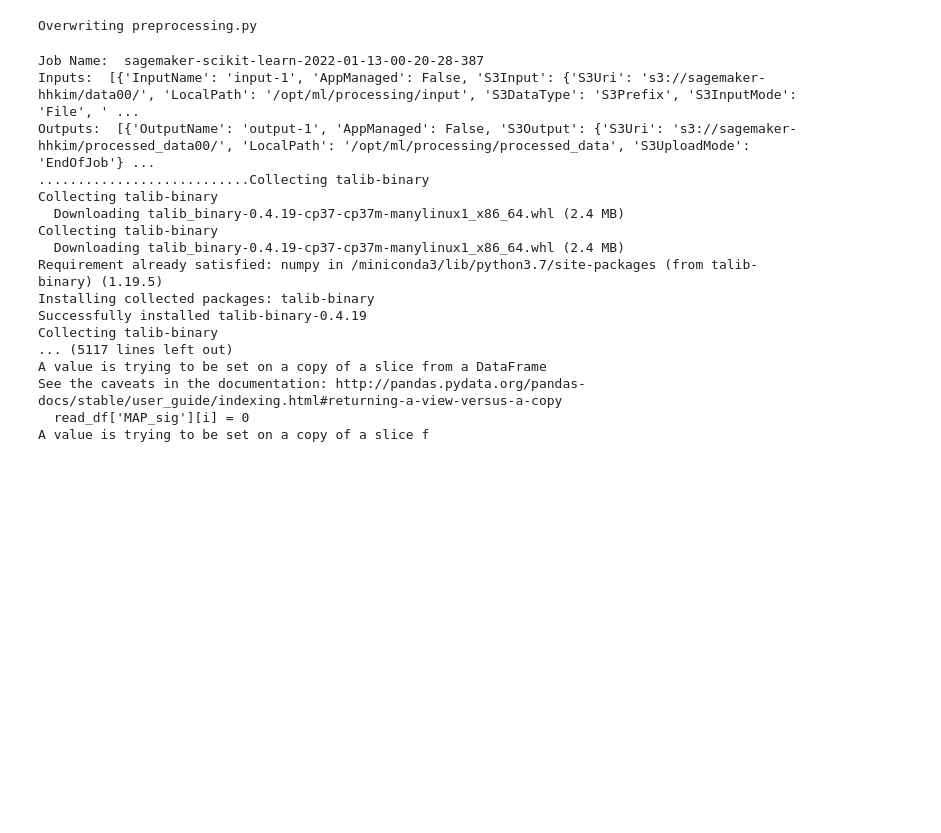
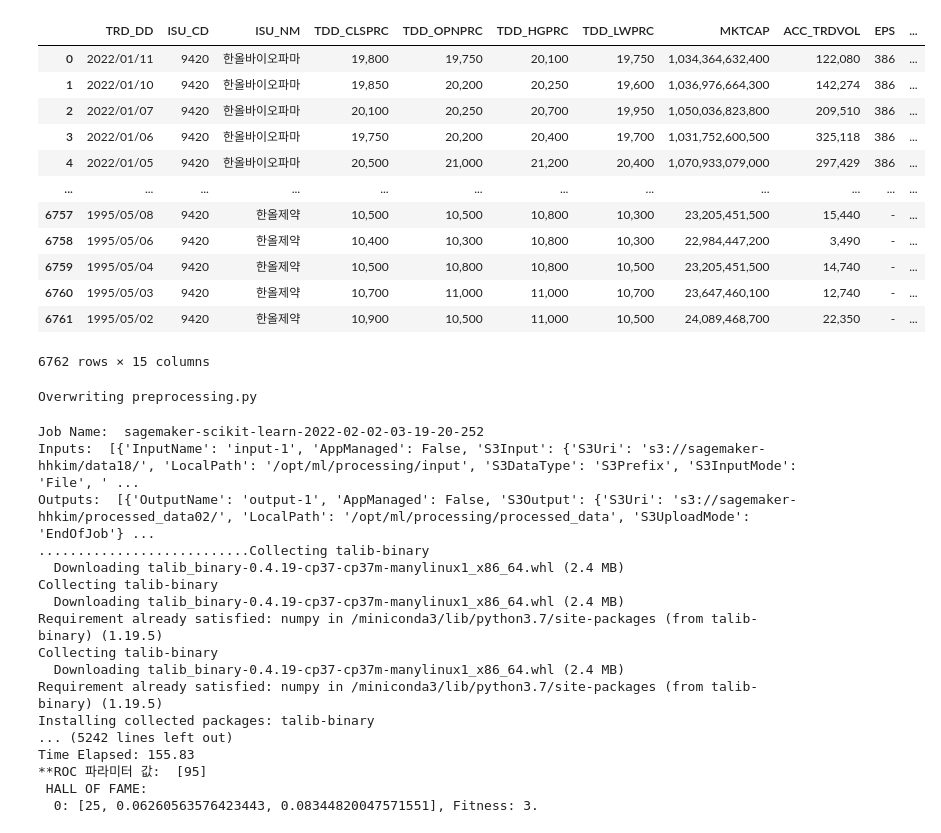
Before and after one commit to baeksumin/k-project, a Jupyter notebook: data_preprocessing/AWS_preprocessing.ipynb, the cells around one changed output. Drawn from its saved outputs; the diff is of its cells as text; code cells hidden in the pictures; blank space fills up the shorter version.

```diff
--- a/data_preprocessing/AWS_preprocessing.ipynb
+++ b/data_preprocessing/AWS_preprocessing.ipynb
@@ -5,6 +5,25 @@ import pandas as pd
 from sagemaker import get_execution_role
 from sagemaker.sklearn.processing import SKLearnProcessor
 from sagemaker.processing import ProcessingInput, ProcessingOutput
+# %%
+#전처리 전 한종목(KR7009420001, 한올제약) 데이터 확인
+data = "s3://sagemaker-hhkim/data18/KR7009420001.csv".format(region)
+data = pd.read_csv(data)
+data
+# %% [output]
+|  | TRD_DD | ISU_CD | ISU_NM | TDD_CLSPRC | TDD_OPNPRC | TDD_HGPRC | TDD_LWPRC | MKTCAP | ACC_TRDVOL | EPS | ... |
+| 0 | 2022/01/11 | 9420 | 한올바이오파마 | 19,800 | 19,750 | 20,100 | 19,750 | 1,034,364,632,400 | 122,080 | 386 | ... |
+| 1 | 2022/01/10 | 9420 | 한올바이오파마 | 19,850 | 20,200 | 20,250 | 19,600 | 1,036,976,664,300 | 142,274 | 386 | ... |
+| 2 | 2022/01/07 | 9420 | 한올바이오파마 | 20,100 | 20,250 | 20,700 | 19,950 | 1,050,036,823,800 | 209,510 | 386 | ... |
+| 3 | 2022/01/06 | 9420 | 한올바이오파마 | 19,750 | 20,200 | 20,400 | 19,700 | 1,031,752,600,500 | 325,118 | 386 | ... |
+| 4 | 2022/01/05 | 9420 | 한올바이오파마 | 20,500 | 21,000 | 21,200 | 20,400 | 1,070,933,079,000 | 297,429 | 386 | ... |
+| ... | ... | ... | ... | ... | ... | ... | ... | ... | ... | ... | ... |
+| 6757 | 1995/05/08 | 9420 | 한올제약 | 10,500 | 10,500 | 10,800 | 10,300 | 23,205,451,500 | 15,440 | - | ... |
+| 6758 | 1995/05/06 | 9420 | 한올제약 | 10,400 | 10,300 | 10,800 | 10,300 | 22,984,447,200 | 3,490 | - | ... |
+| 6759 | 1995/05/04 | 9420 | 한올제약 | 10,500 | 10,800 | 10,800 | 10,500 | 23,205,451,500 | 14,740 | - | ... |
+| 6760 | 1995/05/03 | 9420 | 한올제약 | 10,700 | 11,000 | 11,000 | 10,700 | 23,647,460,100 | 12,740 | - | ... |
+| 6761 | 1995/05/02 | 9420 | 한올제약 | 10,900 | 10,500 | 11,000 | 10,500 | 24,089,468,700 | 22,350 | - | ... |
+6762 rows × 15 columns
 # %%
 region = boto3.session.Session().region_name
 role = get_execution_role()
@@ -1338,31 +1380,31 @@ Overwriting preprocessing.py
 # %%
 sklearn_processor.run(
     code="preprocessing.py",
-    inputs=[ProcessingInput(source='s3://sagemaker-hhkim/data00/',
+    inputs=[ProcessingInput(source='s3://sagemaker-hhkim/data18/',
                              s3_data_distribution_type='ShardedByS3Key',
                             destination="/opt/ml/processing/input")],
 
     outputs=[
         ProcessingOutput(source='/opt/ml/processing/processed_data',
-                         destination = 's3://sagemaker-hhkim/processed_data00/')
+                         destination = 's3://sagemaker-hhkim/processed_data02/')
         #ProcessingOutput(output_name="test_data", source="/opt/ml/processing/test"),
     ]
 )
 # %% [output]
-Job Name:  sagemaker-scikit-learn-2022-01-13-00-20-28-387
-Inputs:  [{'InputName': 'input-1', 'AppManaged': False, 'S3Input': {'S3Uri': 's3://sagemaker-hhkim/data00/', 'LocalPath': '/opt/ml/processing/input', 'S3DataType': 'S3Prefix', 'S3InputMode': 'File', ' ...
-Outputs:  [{'OutputName': 'output-1', 'AppManaged': False, 'S3Output': {'S3Uri': 's3://sagemaker-hhkim/processed_data00/', 'LocalPath': '/opt/ml/processing/processed_data', 'S3UploadMode': 'EndOfJob'} ...
+Job Name:  sagemaker-scikit-learn-2022-02-02-03-19-20-252
+Inputs:  [{'InputName': 'input-1', 'AppManaged': False, 'S3Input': {'S3Uri': 's3://sagemaker-hhkim/data18/', 'LocalPath': '/opt/ml/processing/input', 'S3DataType': 'S3Prefix', 'S3InputMode': 'File', ' ...
+Outputs:  [{'OutputName': 'output-1', 'AppManaged': False, 'S3Output': {'S3Uri': 's3://sagemaker-hhkim/processed_data02/', 'LocalPath': '/opt/ml/processing/processed_data', 'S3UploadMode': 'EndOfJob'} ...
 ...........................Collecting talib-binary
-Collecting talib-binary
   Downloading talib_binary-0.4.19-cp37-cp37m-manylinux1_x86_64.whl (2.4 MB)
 Collecting talib-binary
   Downloading talib_binary-0.4.19-cp37-cp37m-manylinux1_x86_64.whl (2.4 MB)
 Requirement already satisfied: numpy in /miniconda3/lib/python3.7/site-packages (from talib-binary) (1.19.5)
+Collecting talib-binary
+  Downloading talib_binary-0.4.19-cp37-cp37m-manylinux1_x86_64.whl (2.4 MB)
+Requirement already satisfied: numpy in /miniconda3/lib/python3.7/site-packages (from talib-binary) (1.19.5)
 Installing collected packages: talib-binary
-Successfully installed talib-binary-0.4.19
-Collecting talib-binary
-... (5117 lines left out)
-A value is trying to be set on a copy of a slice from a DataFrame
-See the caveats in the documentation: http://pandas.pydata.org/pandas-docs/stable/user_guide/indexing.html#returning-a-view-versus-a-copy
-  read_df['MAP_sig'][i] = 0
-A value is trying to be set on a copy of a slice f
+... (5242 lines left out)
+Time Elapsed: 155.83
+**ROC 파라미터 값:  [95]
+ HALL OF FAME:
+  0: [25, 0.06260563576423443, 0.08344820047571551], Fitness: 3.
```
Also changed, not shown: parts of 3 cells of this notebook.
